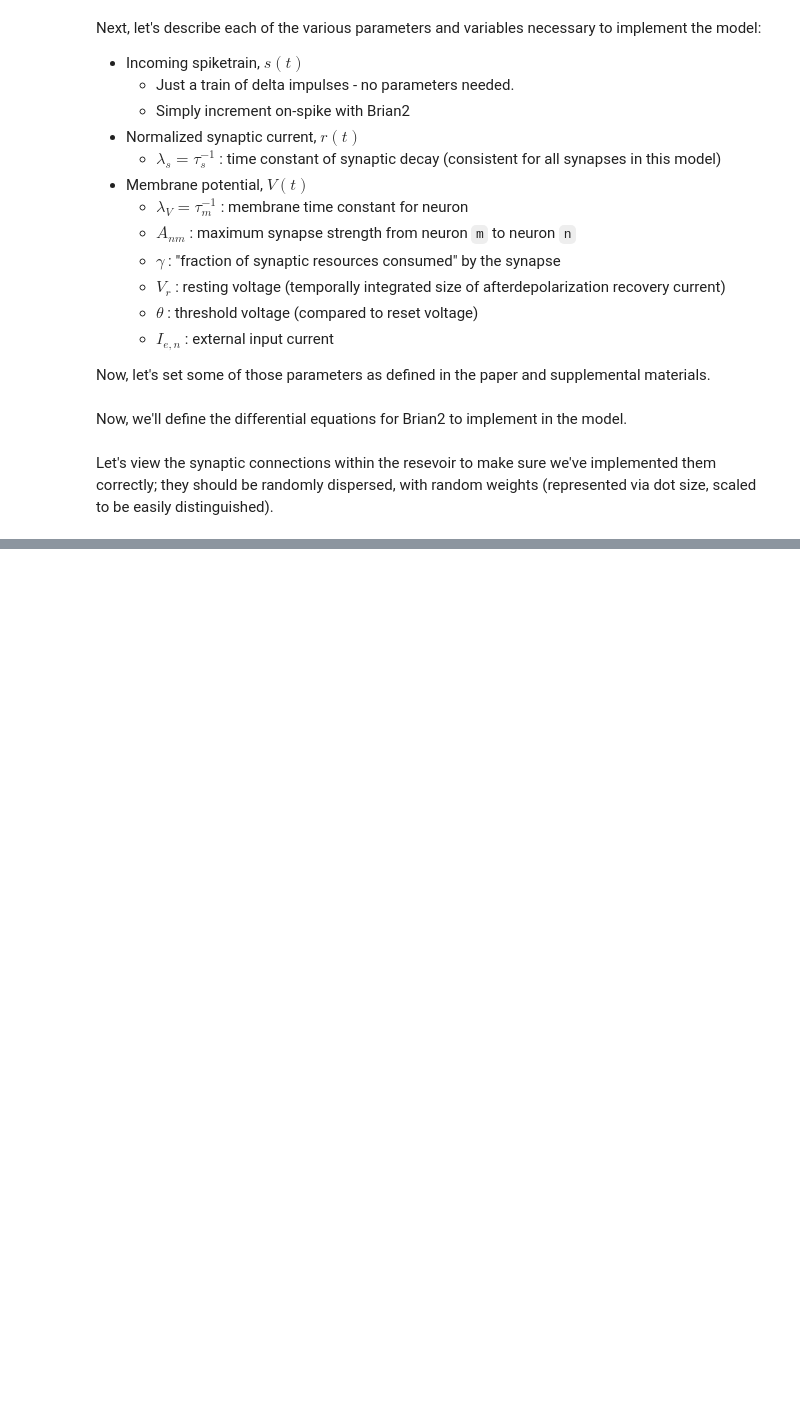
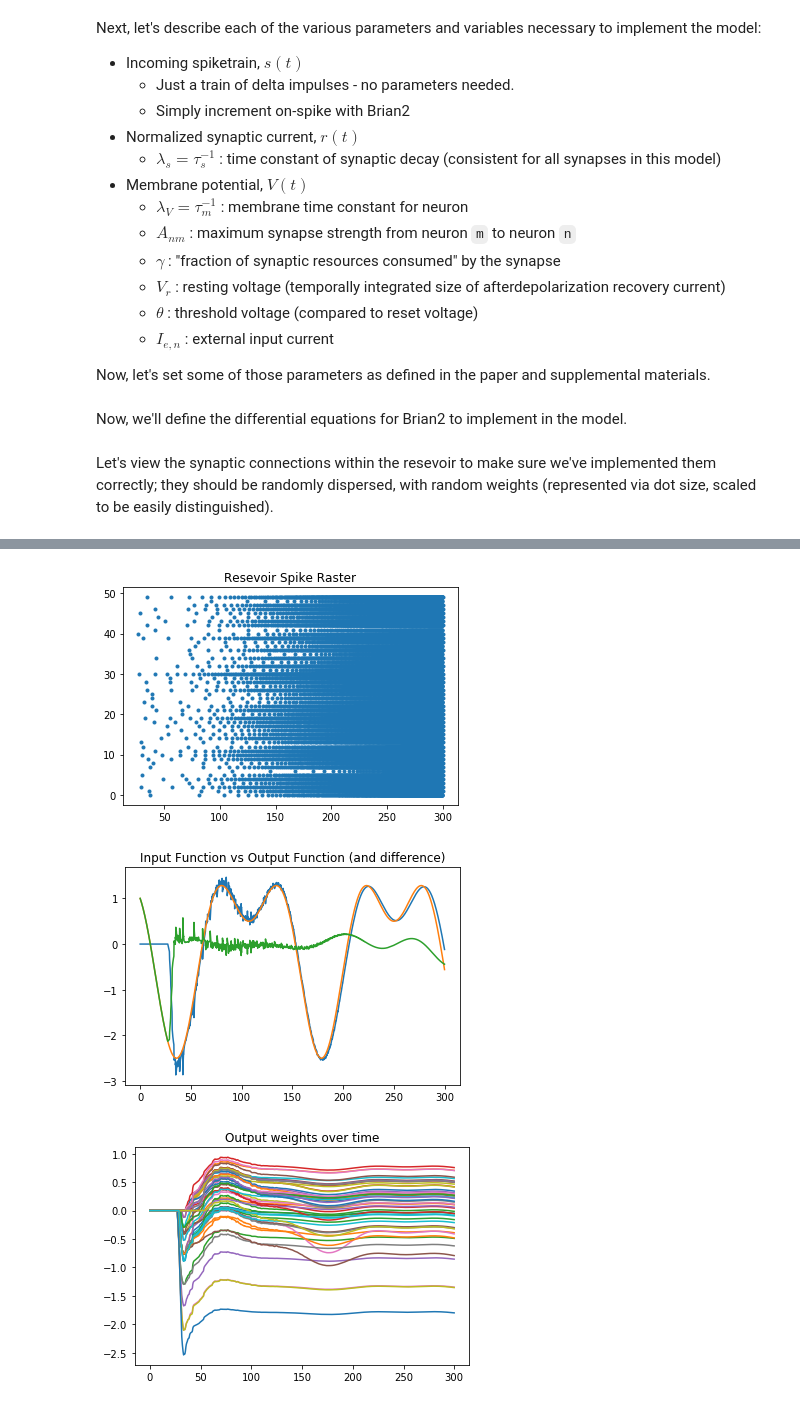
Before and after one commit to acellon/emc-brian-docker, a Jupyter notebook: src/emc-final-project.ipynb, the cells around one changed output, grey strips where cells are left out. Saved outputs shown, nothing was run; the diff lists cells and outputs as text; code cells hidden in the pictures; blank space fills up the shorter version.

```diff
--- a/src/emc-final-project.ipynb
+++ b/src/emc-final-project.ipynb
@@ -235,0 +103,15 @@ show()
+# %%
+# This is a place where things get weird - I'm not sure whether it should be updated on a custom event that triggers
+# at every time step, or on the pre-set "pre" event with a "(summed)" tag
+drivingFunction = '''F = -1.5*sin(14*pi*Hz*t) + 1*cos(28*pi*Hz*t) : 1'''
+
+inneur = NeuronGroup(1,model=drivingFunction)#,events={'custom_event': 't>0*second'})
+insyn = Synapses(inneur, resevoir,
+                model='''wi:1 # fixed input weights
+                         Iext_post = wi * F_pre : 1 (summed)
+                         ''')
+
+#insyn = Synapses(inneur, resevoir,model='wi:1',on_pre='Iext += wi*F_pre',on_event={'pre': 'custom_event'})
+insyn.connect()
+
+insyn.wi = '2*rand() - 1' # Weights are in the range [-1, 1] (though this can be changed)
@@ -235,0 +141,7 @@ show()
+# %%
+# All of the monitors for the system
+woMon = StateMonitor(outsyn,['wo'],record=True)
+outMon = StateMonitor(outneur,'z',record=True)
+inMon = StateMonitor(inneur, 'F',record=True)
+resSpikeMon = SpikeMonitor(resevoir)
+resMon = StateMonitor(resevoir,['V', 'r', 'Iext', 'Ifb'], record=True)
@@ -235,0 +191,26 @@ show()
+# %%
+# Show some various plots
+
+#for i in range(N):
+#    plot(checkState.t/ms, checkState.Iext[i])
+#show()
+#plot(checkState.t/ms, checkState.V[0])
+#show()
+plot(resSpikeMon.t/ms, resSpikeMon.i,'.')
+title('Resevoir Spike Raster')
+show()
+
+plot(outMon.t/ms, outMon.z.flatten())
+plot(inMon.t/ms, inMon.F.flatten())
+plot(inMon.t/ms, inMon.F.flatten() - outMon.z.flatten())
+title('Input Function vs Output Function (and difference)')
+show()
+
+for i in range(N):
+    plot(woMon.t/ms,woMon.wo[i])
+title('Output weights over time')
+show()
+# %% [output]
+[figure, added]
+[figure, added]
+[figure, added]
```
Also changed, not shown: parts of 42 cells of this notebook.
